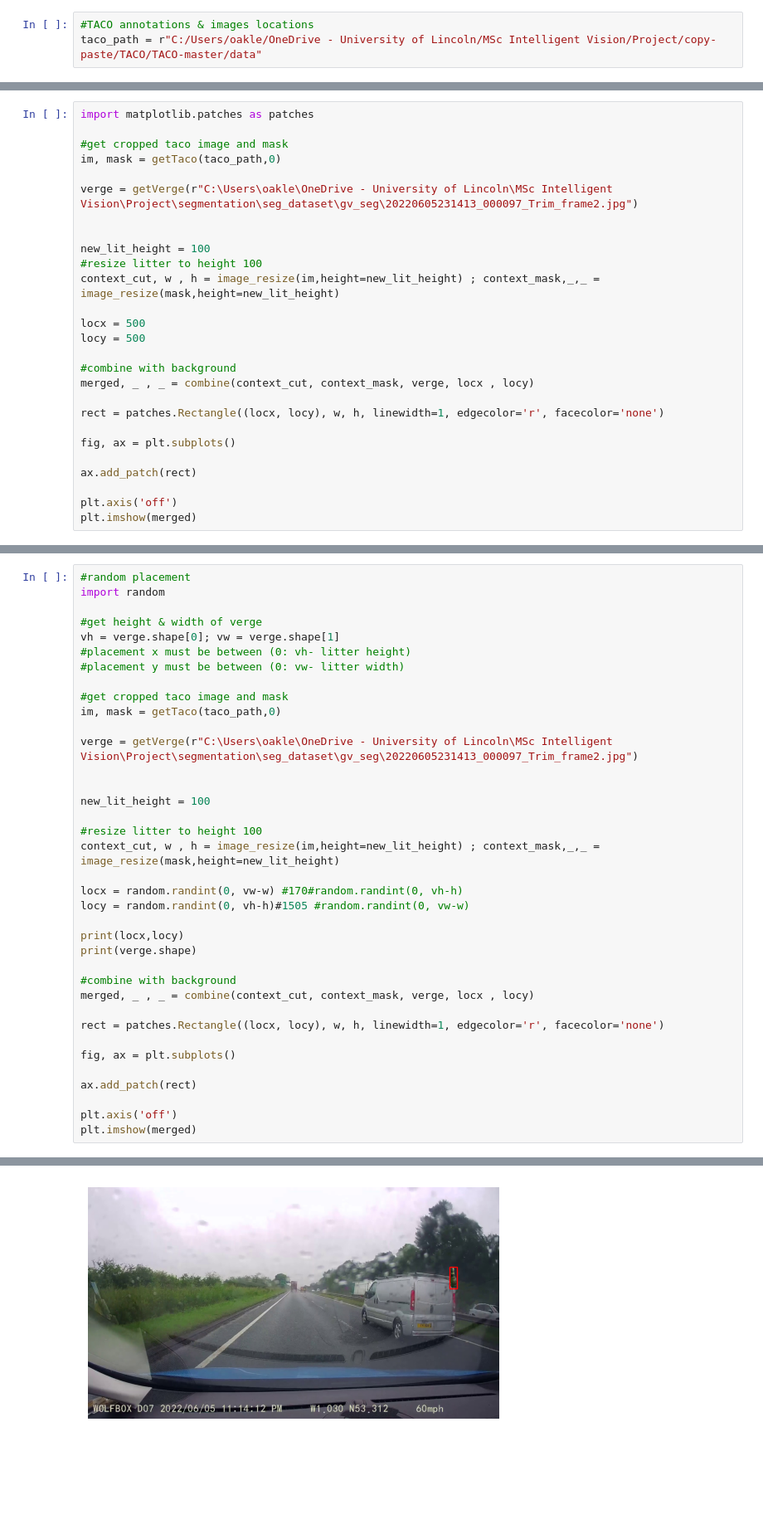
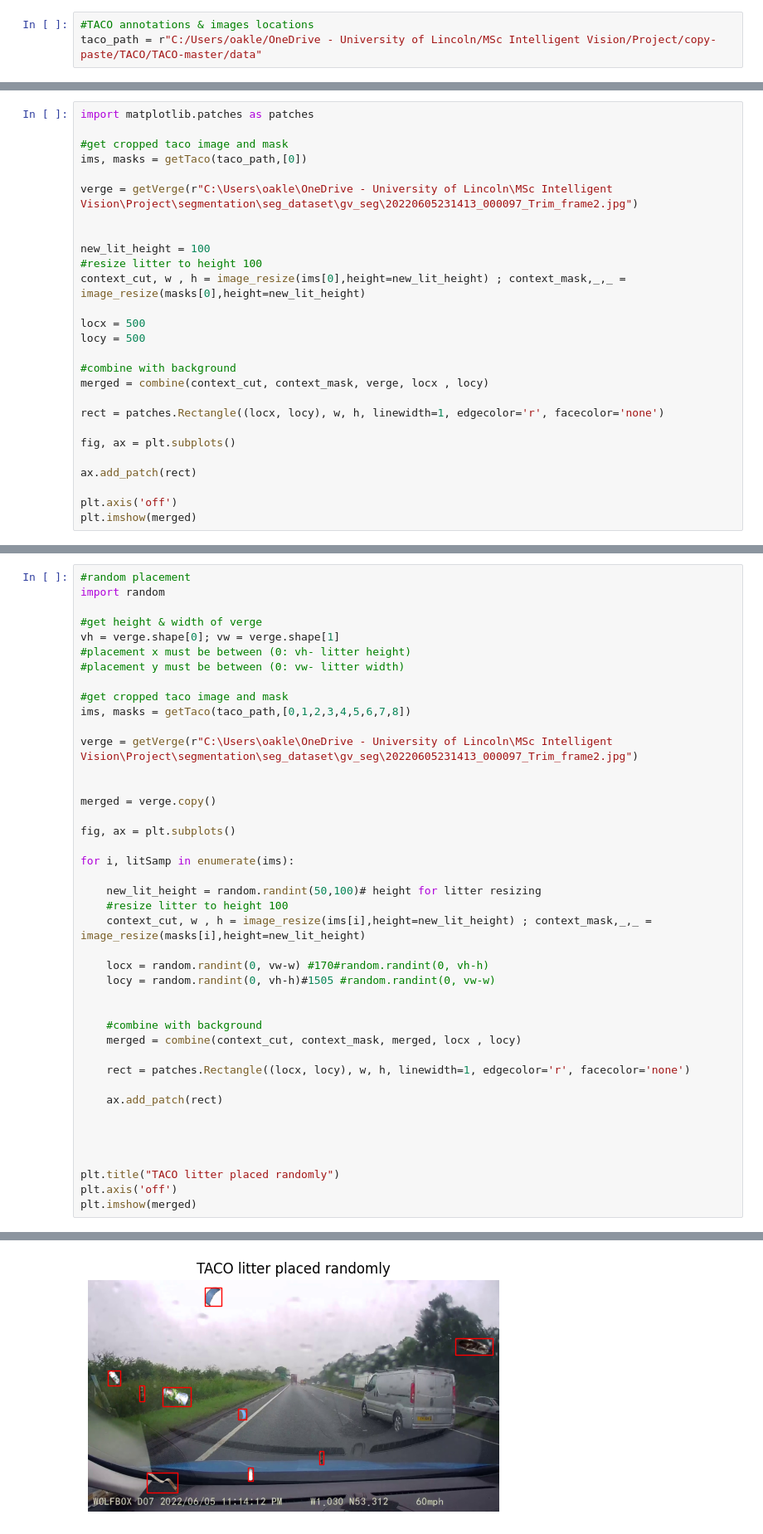
Before and after one commit to oakleighw/VergeSegmentLitterPaste, a Jupyter notebook: Copy-Paste Placement.ipynb, the cells around one changed output, grey strips where cells are left out. Shown at 83% size. Drawn from its saved outputs; the diff is of its cells as text; blank space fills up the shorter version.

```diff
--- a/Copy-Paste Placement.ipynb
+++ b/Copy-Paste Placement.ipynb
@@ -121,20 +137,20 @@ def combine(litter_im, litter_mask, verge, x1, y1):
 import matplotlib.patches as patches
 
 #get cropped taco image and mask
-im, mask = getTaco(taco_path,0)
+ims, masks = getTaco(taco_path,[0])
 
 verge = getVerge(r"C:\Users\oakle\OneDrive - University of Lincoln\MSc Intelligent Vision\Project\segmentation\seg_dataset\gv_seg\20220605231413_000097_Trim_frame2.jpg")
 
 
 new_lit_height = 100
 #resize litter to height 100
-context_cut, w , h = image_resize(im,height=new_lit_height) ; context_mask,_,_ = image_resize(mask,height=new_lit_height)
+context_cut, w , h = image_resize(ims[0],height=new_lit_height) ; context_mask,_,_ = image_resize(masks[0],height=new_lit_height)
 
 locx = 500
 locy = 500
 
 #combine with background
-merged, _ , _ = combine(context_cut, context_mask, verge, locx , locy)
+merged = combine(context_cut, context_mask, verge, locx , locy)
 
 rect = patches.Rectangle((locx, locy), w, h, linewidth=1, edgecolor='r', facecolor='none')
 
@@ -161,31 +177,36 @@ vh = verge.shape[0]; vw = verge.shape[1]
 #placement y must be between (0: vw- litter width)
 
 #get cropped taco image and mask
-im, mask = getTaco(taco_path,0)
+ims, masks = getTaco(taco_path,[0,1,2,3,4,5,6,7,8])
 
 verge = getVerge(r"C:\Users\oakle\OneDrive - University of Lincoln\MSc Intelligent Vision\Project\segmentation\seg_dataset\gv_seg\20220605231413_000097_Trim_frame2.jpg")
 
 
-new_lit_height = 100
-
-#resize litter to height 100
-context_cut, w , h = image_resize(im,height=new_lit_height) ; context_mask,_,_ = image_resize(mask,height=new_lit_height)
-
-locx = random.randint(0, vw-w) #170#random.randint(0, vh-h)
-locy = random.randint(0, vh-h)#1505 #random.randint(0, vw-w)
-
-print(locx,locy)
-print(verge.shape)
-
-#combine with background
-merged, _ , _ = combine(context_cut, context_mask, verge, locx , locy)
-
-rect = patches.Rectangle((locx, locy), w, h, linewidth=1, edgecolor='r', facecolor='none')
+merged = verge.copy()
 
 fig, ax = plt.subplots()
 
-ax.add_patch(rect)
+for i, litSamp in enumerate(ims):
 
+    new_lit_height = random.randint(50,100)# height for litter resizing
+    #resize litter to height 100
+    context_cut, w , h = image_resize(ims[i],height=new_lit_height) ; context_mask,_,_ = image_resize(masks[i],height=new_lit_height)
+
+    locx = random.randint(0, vw-w) #170#random.randint(0, vh-h)
+    locy = random.randint(0, vh-h)#1505 #random.randint(0, vw-w)
+
+
+    #combine with background
+    merged = combine(context_cut, context_mask, merged, locx , locy)
+
+    rect = patches.Rectangle((locx, locy), w, h, linewidth=1, edgecolor='r', facecolor='none')
+
+    ax.add_patch(rect)
+
+
+
+
+plt.title("TACO litter placed randomly")
 plt.axis('off')
 plt.imshow(merged)
 # %% [output]
@@ -199,2 +217,2 @@ bk: (100, 33, 3)
 <matplotlib.image.AxesImage at 0x...>
-[figure, old version]
+[figure, new version]
```
Also changed, not shown: parts of 13 cells of this notebook.
